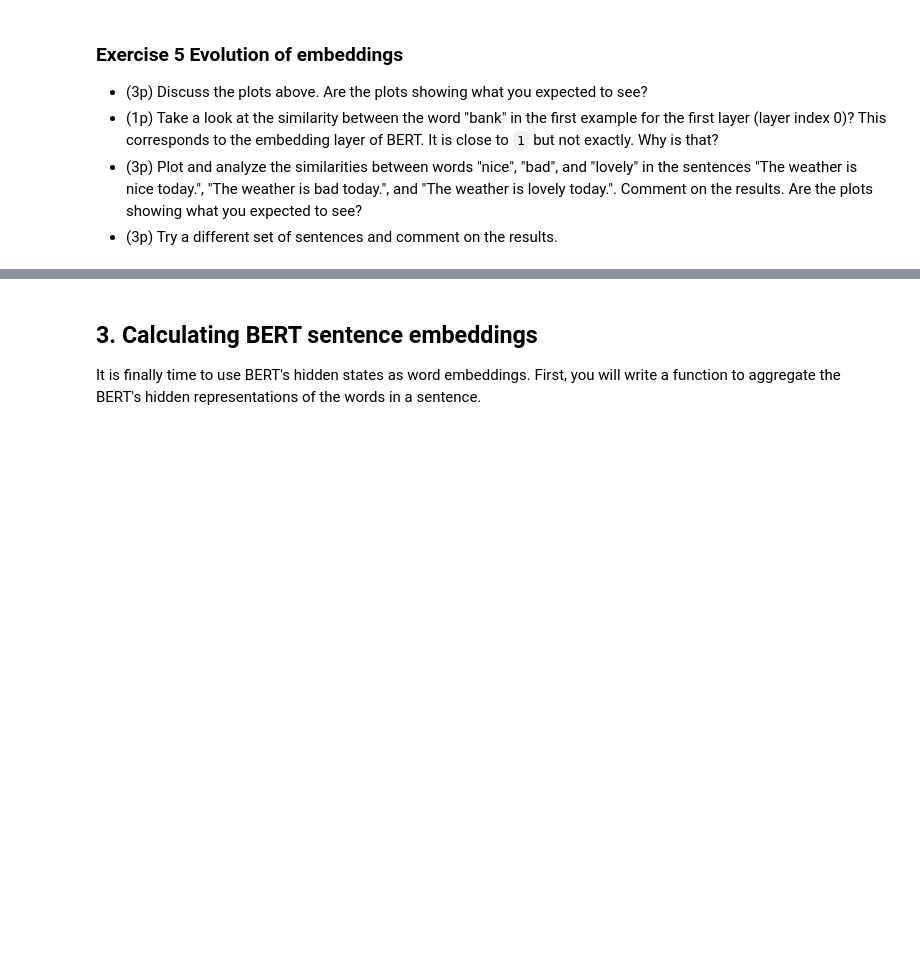
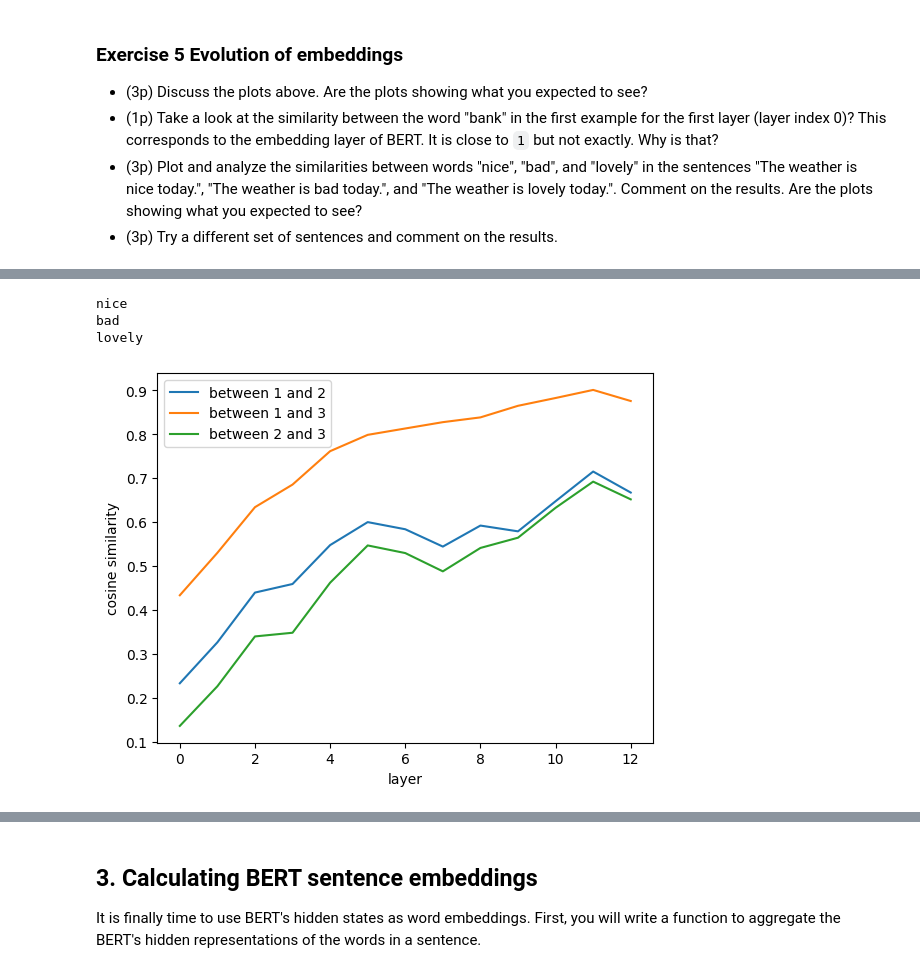
Before and after one commit to Tiimeeeyy/NLP, a Jupyter notebook: Notebooks/lab3_empty.ipynb, the cells around one changed output, grey strips where cells are left out. Saved outputs shown, nothing was run; the diff lists cells and outputs as text; code cells hidden in the pictures; blank space fills up the shorter version.

```diff
--- a/Notebooks/lab3_empty.ipynb
+++ b/Notebooks/lab3_empty.ipynb
@@ -560,0 +657,19 @@ bank
+# %%
+### YOUR CODE HERE
+text1 = "The weather is nice today."
+text2 = "The weather is bad today."
+text3 = "The weather is lovely today."
+
+tokenized = tokenizer([text1, text2, text3], padding=True, return_tensors='pt').to(device)
+print(tokenized)
+
+tokens1 = tokenizer.convert_ids_to_tokens(tokenized['input_ids'][0])
+tokens2 = tokenizer.convert_ids_to_tokens(tokenized['input_ids'][1])
+tokens3 = tokenizer.convert_ids_to_tokens(tokenized['input_ids'][2])
+
+print(tokens1)
+print(tokens2)
+print(tokens3)
+
+### YOUR CODE ENDS HERE
+### NOTICE: you can always add more cells if you need them
@@ -560,0 +687,13 @@ bank
+# %%
+tokens_ids_of_interest = [4, 4, 4]
+print(tokens1[tokens_ids_of_interest[0]])
+print(tokens2[tokens_ids_of_interest[1]])
+print(tokens3[tokens_ids_of_interest[2]])
+
+model_outputs = model(**tokenized, output_hidden_states=True)
+plot_evolving_similarities(model_outputs['hidden_states'], tokens_ids_of_interest)
+# %% [output]
+nice
+bad
+lovely
+[figure, added]
```
Also changed, not shown: parts of 64 cells of this notebook.
